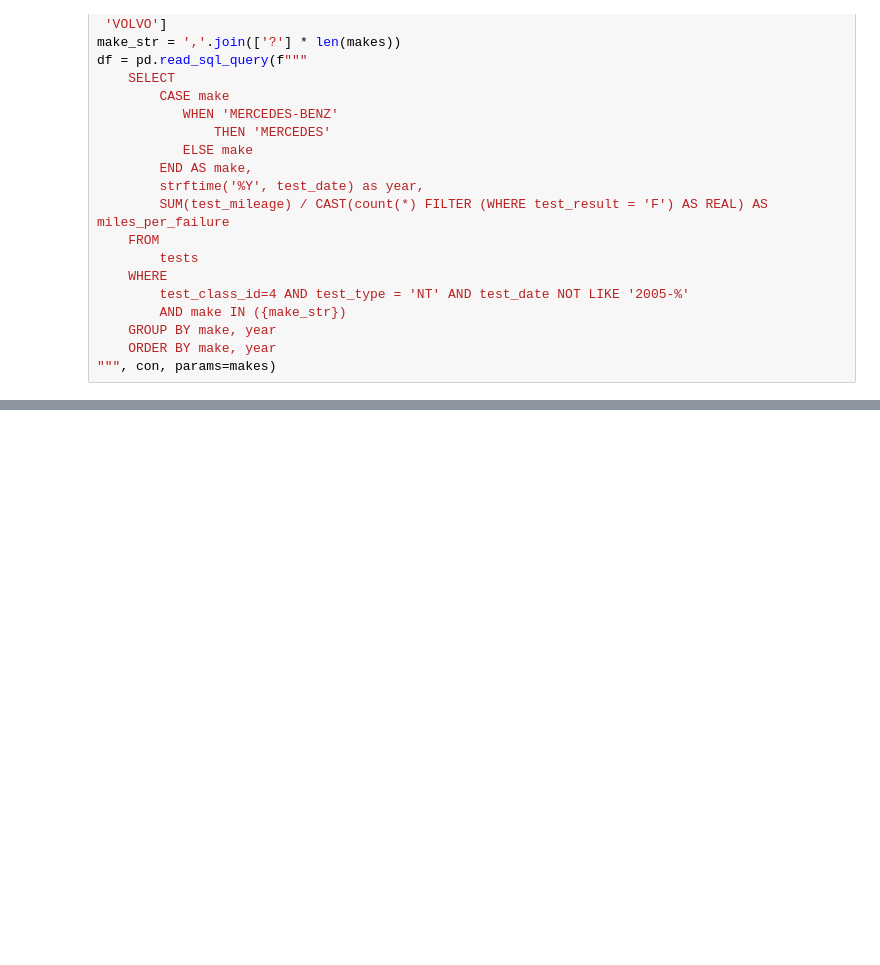
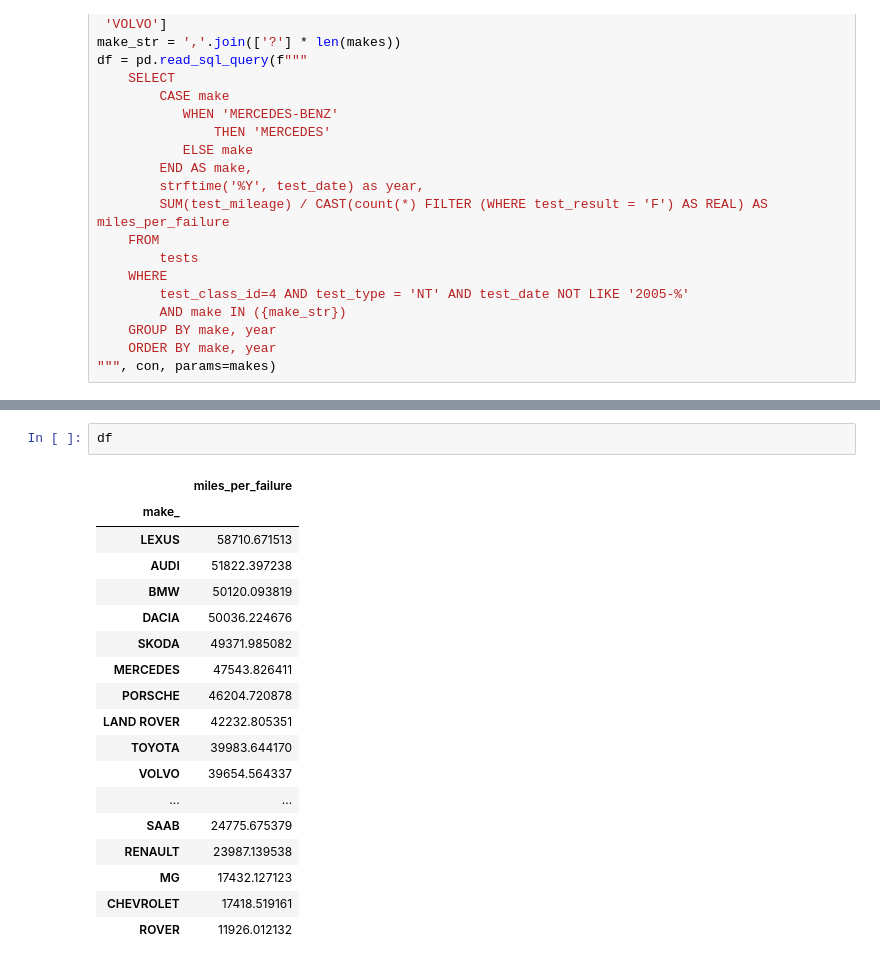
Before and after one commit to michalc/dft-mot-analysis, a Jupyter notebook: explore.ipynb, the cells around one changed output, grey strips where cells are left out. Saved outputs shown, nothing was run; the diff lists cells and outputs as text; blank space fills up the shorter version.

```diff
--- a/explore.ipynb
+++ b/explore.ipynb
@@ -932,0 +1022,21 @@ plt.savefig("graph.svg")
+# %%
+df
+# %% [output]
+|  | miles_per_failure |
+| make_ |  |
+| LEXUS | 58710.671513 |
+| AUDI | 51822.397238 |
+| BMW | 50120.093819 |
+| DACIA | 50036.224676 |
+| SKODA | 49371.985082 |
+| MERCEDES | 47543.826411 |
+| PORSCHE | 46204.720878 |
+| LAND ROVER | 42232.805351 |
+| TOYOTA | 39983.644170 |
+| VOLVO | 39654.564337 |
+| ... | ... |
+| SAAB | 24775.675379 |
+| RENAULT | 23987.139538 |
+| MG | 17432.127123 |
+| CHEVROLET | 17418.519161 |
+| ROVER | 11926.012132 |
```
Also changed, not shown: parts of 3 cells of this notebook.
